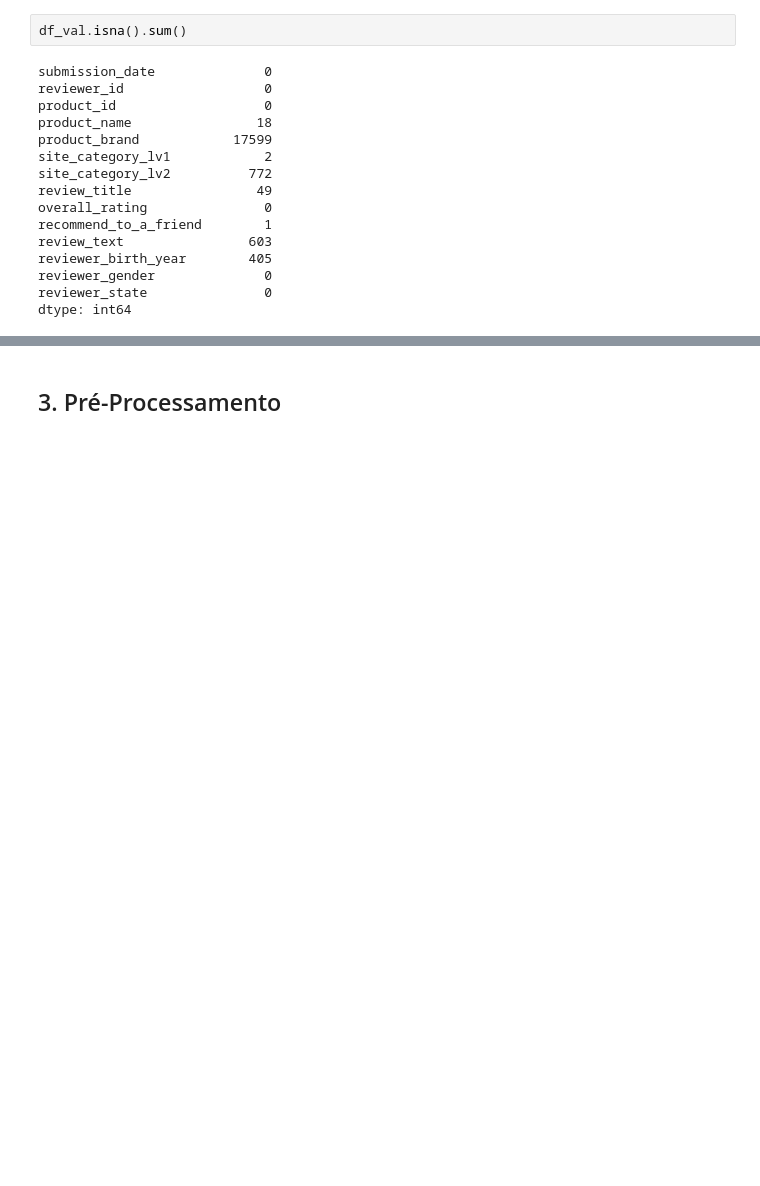
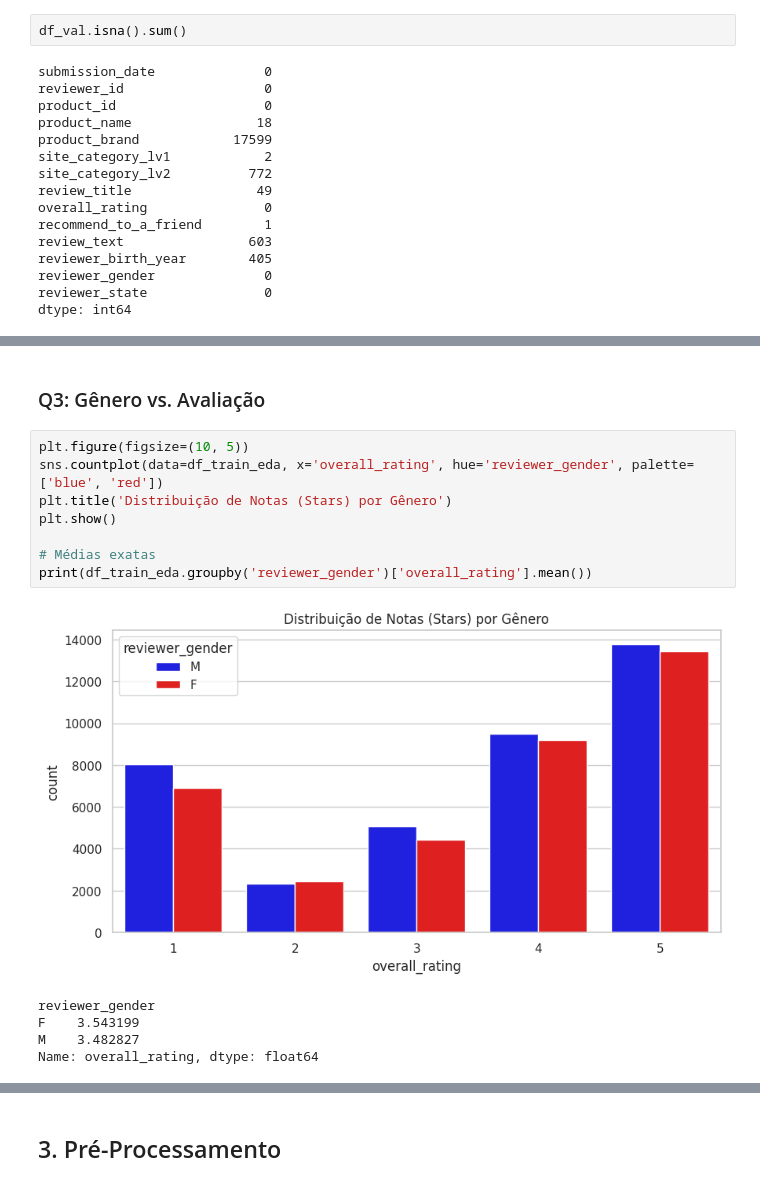
Before and after one commit to PedroYutaroUEA/gender-prediction-challenge, a Jupyter notebook: AP2_Pedro_Yutaro_Mont_Morency_Nakamura.ipynb, the cells around one changed output, grey strips where cells are left out. Saved outputs shown, nothing was run; the diff lists cells and outputs as text; blank space fills up the shorter version.

```diff
--- a/AP2_Pedro_Yutaro_Mont_Morency_Nakamura.ipynb
+++ b/AP2_Pedro_Yutaro_Mont_Morency_Nakamura.ipynb
@@ -189,0 +252,16 @@ dtype: int64
+# %% [markdown]
+### Q3: Gênero vs. Avaliação
+# %%
+plt.figure(figsize=(10, 5))
+sns.countplot(data=df_train_eda, x='overall_rating', hue='reviewer_gender', palette=['blue', 'red'])
+plt.title('Distribuição de Notas (Stars) por Gênero')
+plt.show()
+
+# Médias exatas
+print(df_train_eda.groupby('reviewer_gender')['overall_rating'].mean())
+# %% [output]
+[figure, added]
+reviewer_gender
+F    3.543199
+M    3.482827
+Name: overall_rating, dtype: float64
```
Also changed, not shown: parts of 66 cells of this notebook.
